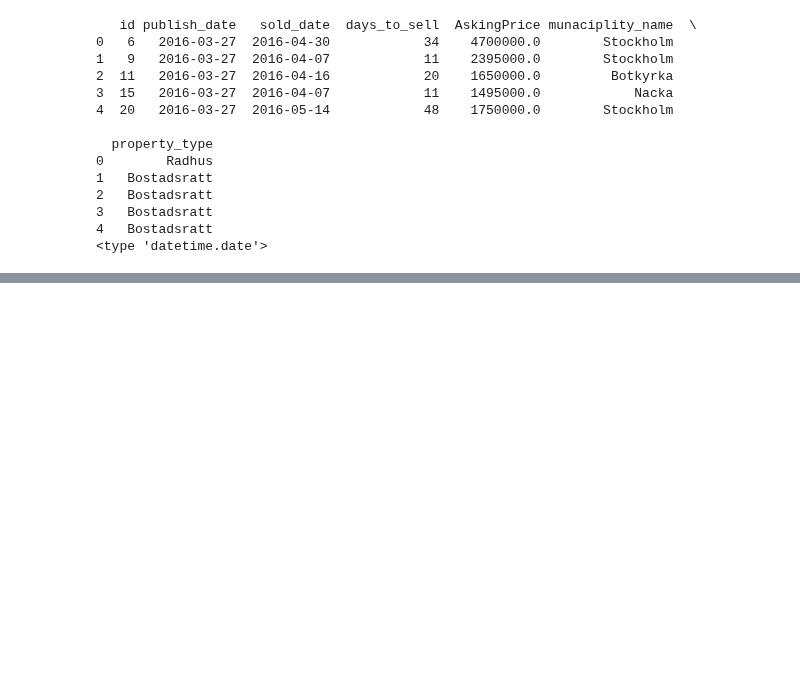
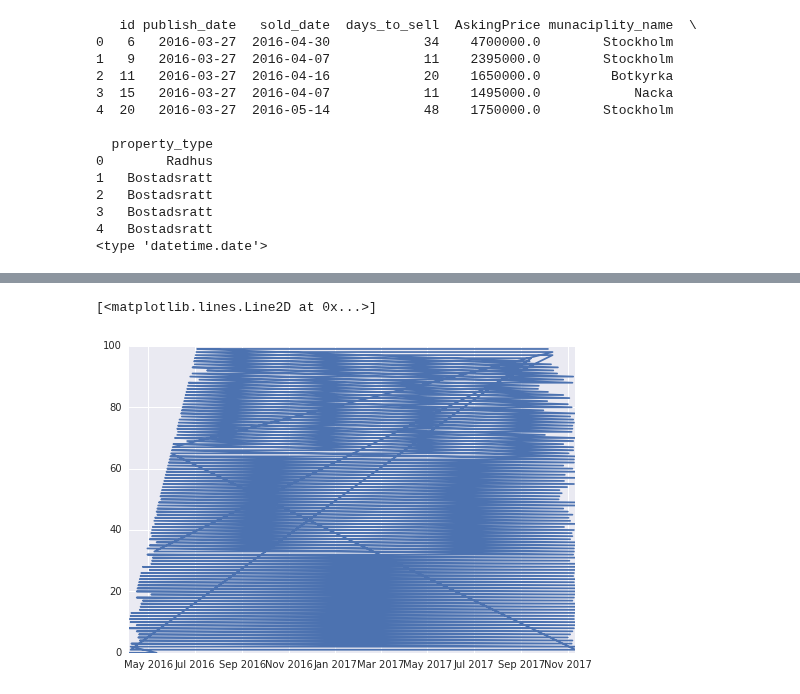
Before and after one commit to AbdoShalaby/bojakt, a Jupyter notebook: Stockholm+housing+demand+analysis.ipynb, the cells around one changed output, grey strips where cells are left out. Drawn from its saved outputs; the diff is of its cells as text; code cells hidden in the pictures; blank space fills up the shorter version.

Commit message:
Updates to visualiation part.

```diff
--- a/Stockholm+housing+demand+analysis.ipynb
+++ b/Stockholm+housing+demand+analysis.ipynb
@@ -86,0 +89,15 @@ plt.show()
+# %%
+import matplotlib.pyplot as plt
+
+lst = []
+avg_days_to_sell = np.array(days_to_sell['avg_days_to_sell'])
+
+for date in days_to_sell['sold_date']:
+    lst.append(datetime.strptime(date,'%Y-%m-%d'))
+
+ts = pd.Series(data = avg_days_to_sell, index = lst)
+
+plt.plot(ts)
+# %% [output]
+[<matplotlib.lines.Line2D at 0x...>]
+[figure, added]
```
Also changed, not shown: parts of 6 cells of this notebook.
